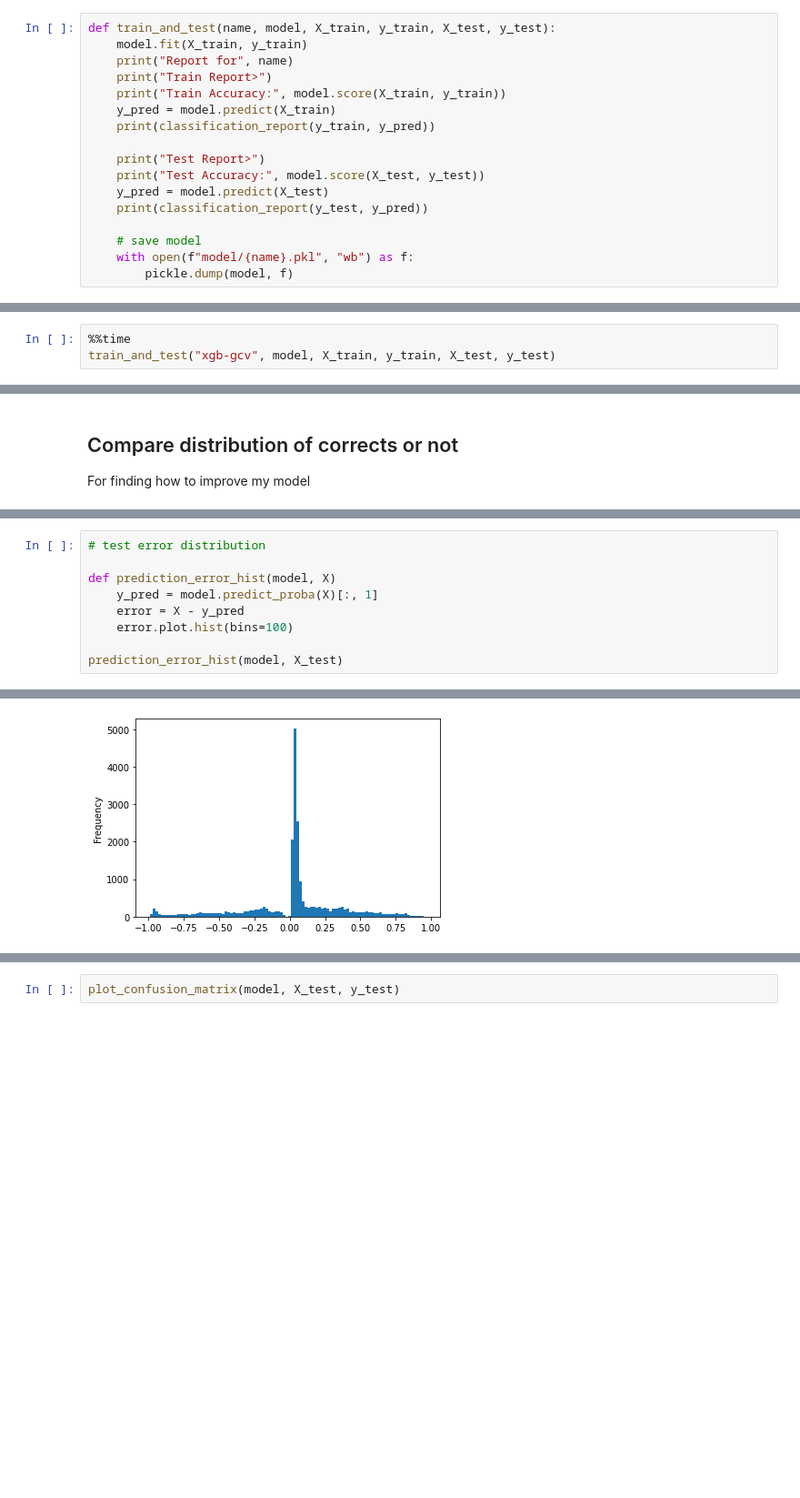
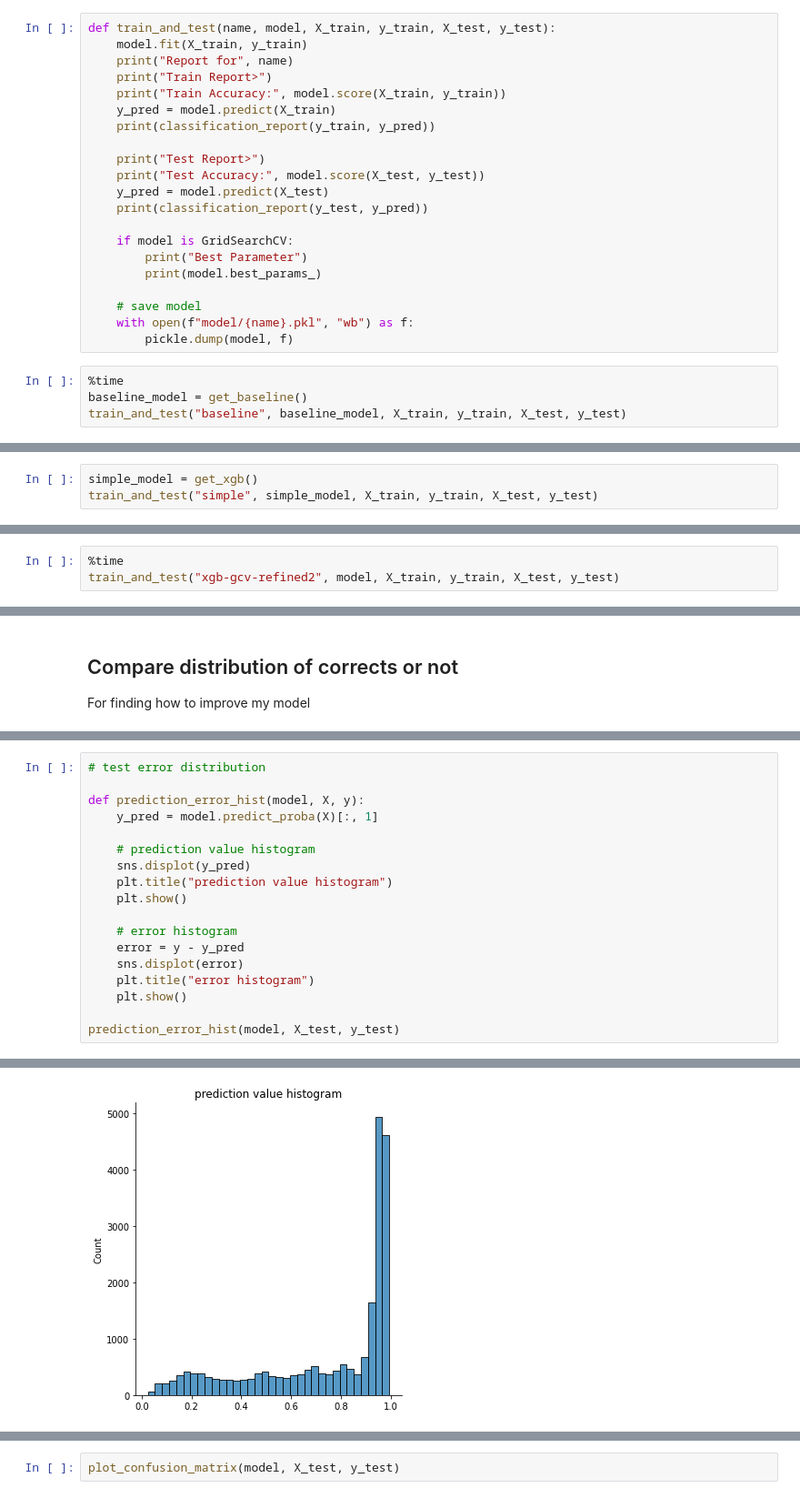
Before and after one commit to HeegyuKim/starbucks-ml-model, a Jupyter notebook: train_sklearn_with_transaction.ipynb, the cells around one changed output, grey strips where cells are left out. Shown at 91% size. Cells and saved outputs as stored; diff of their text form; blank space fills up the shorter version.

Commit message:
modify readme, clean notebook code, add visualization notebook

```diff
--- a/train_sklearn_with_transaction.ipynb
+++ b/train_sklearn_with_transaction.ipynb
@@ -117,6 +129,14 @@ def train_and_test(name, model, X_train, y_train, X_test, y_test):
     y_pred = model.predict(X_test)
     print(classification_report(y_test, y_pred))
 
+    if model is GridSearchCV:
+        print("Best Parameter")
+        print(model.best_params_)
+
     # save model
     with open(f"model/{name}.pkl", "wb") as f:
         pickle.dump(model, f)
+# %%
+%time
+baseline_model = get_baseline()
+train_and_test("baseline", baseline_model, X_train, y_train, X_test, y_test)
@@ -122,0 +161,3 @@ def train_and_test(name, model, X_train, y_train, X_test, y_test):
+# %%
+simple_model = get_xgb()
+train_and_test("simple", simple_model, X_train, y_train, X_test, y_test)
@@ -123,6 +182,6 @@ def train_and_test(name, model, X_train, y_train, X_test, y_test):
 # %%
 model = get_xgb_gcv()
 # %%
-%%time
-train_and_test("xgb-gcv", model, X_train, y_train, X_test, y_test)
+%time
+train_and_test("xgb-gcv-refined2", model, X_train, y_train, X_test, y_test)
 # %% [output]
@@ -246,10 +319,19 @@ show_df_dist(test_fp)
 # %%
 # test error distribution
 
-def prediction_error_hist(model, X)
+def prediction_error_hist(model, X, y):
     y_pred = model.predict_proba(X)[:, 1]
-    error = X - y_pred
-    error.plot.hist(bins=100)
 
-prediction_error_hist(model, X_test)
+    # prediction value histogram
+    sns.displot(y_pred)
+    plt.title("prediction value histogram")
+    plt.show()
+
+    # error histogram
+    error = y - y_pred
+    sns.displot(error)
+    plt.title("error histogram")
+    plt.show()
+
+prediction_error_hist(model, X_test, y_test)
 # %% [output]
@@ -257 +338 @@ prediction_error_hist(model, X_test)
-[figure, old version]
+[figure, new version]
```
Also changed, not shown: parts of 20 cells of this notebook, 5 other files.
